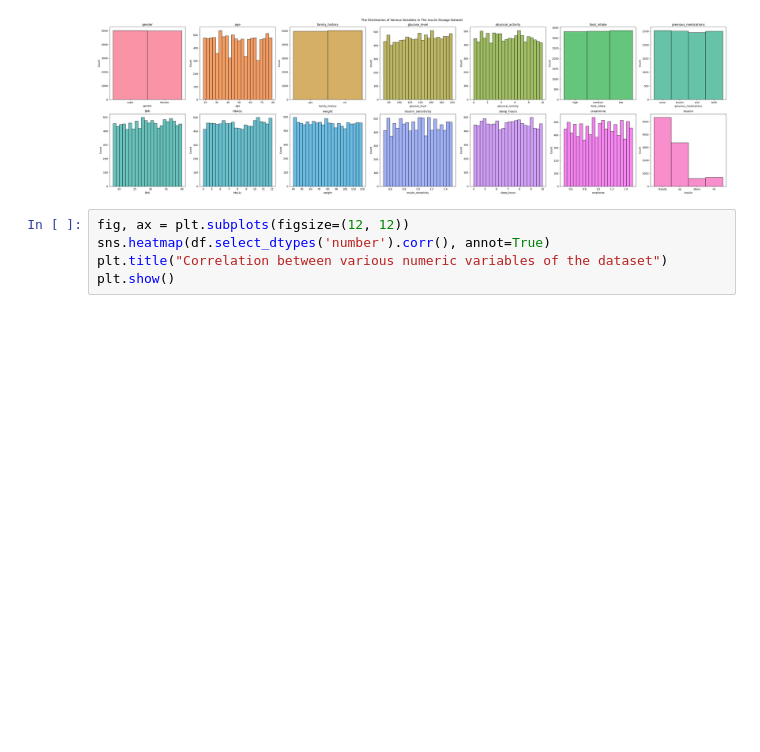
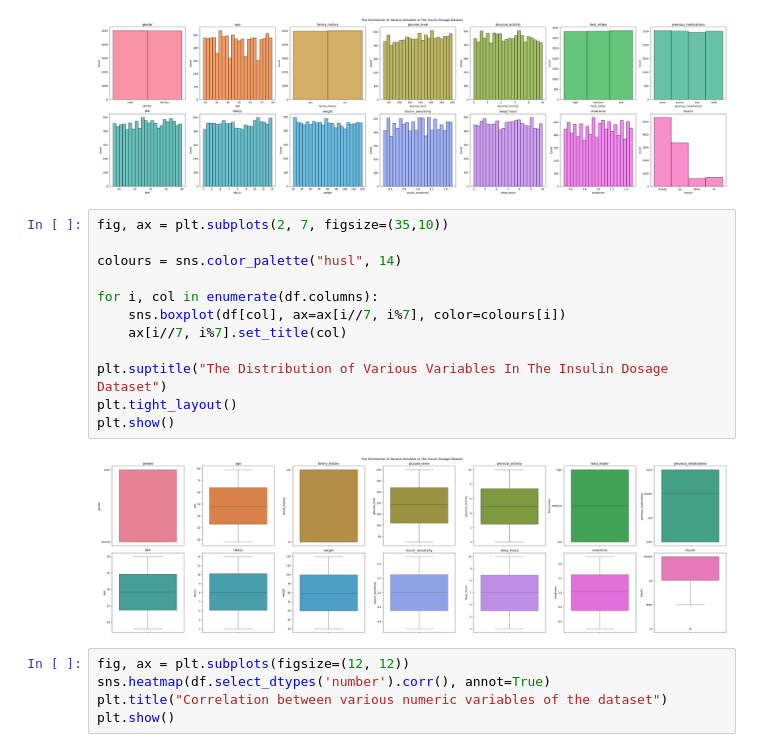
Before and after one commit to ivan-gan-ez/insulin-dosage-predictor, a Jupyter notebook: insulin_dosage.ipynb, the cells around one changed output. Cells and saved outputs as stored; diff of their text form; blank space fills up the shorter version.

```diff
--- a/insulin_dosage.ipynb
+++ b/insulin_dosage.ipynb
@@ -77,6 +77,20 @@ plt.tight_layout()
 plt.show()
 # %% [output]
 [figure]
+# %%
+fig, ax = plt.subplots(2, 7, figsize=(35,10))
+
+colours = sns.color_palette("husl", 14)
+
+for i, col in enumerate(df.columns):
+    sns.boxplot(df[col], ax=ax[i//7, i%7], color=colours[i])
+    ax[i//7, i%7].set_title(col)
+
+plt.suptitle("The Distribution of Various Variables In The Insulin Dosage Dataset")
+plt.tight_layout()
+plt.show()
+# %% [output]
+[figure, added]
 # %%
 fig, ax = plt.subplots(figsize=(12, 12))
 sns.heatmap(df.select_dtypes('number').corr(), annot=True)
```
Also changed, not shown: parts of 5 cells of this notebook, 2 other files.
